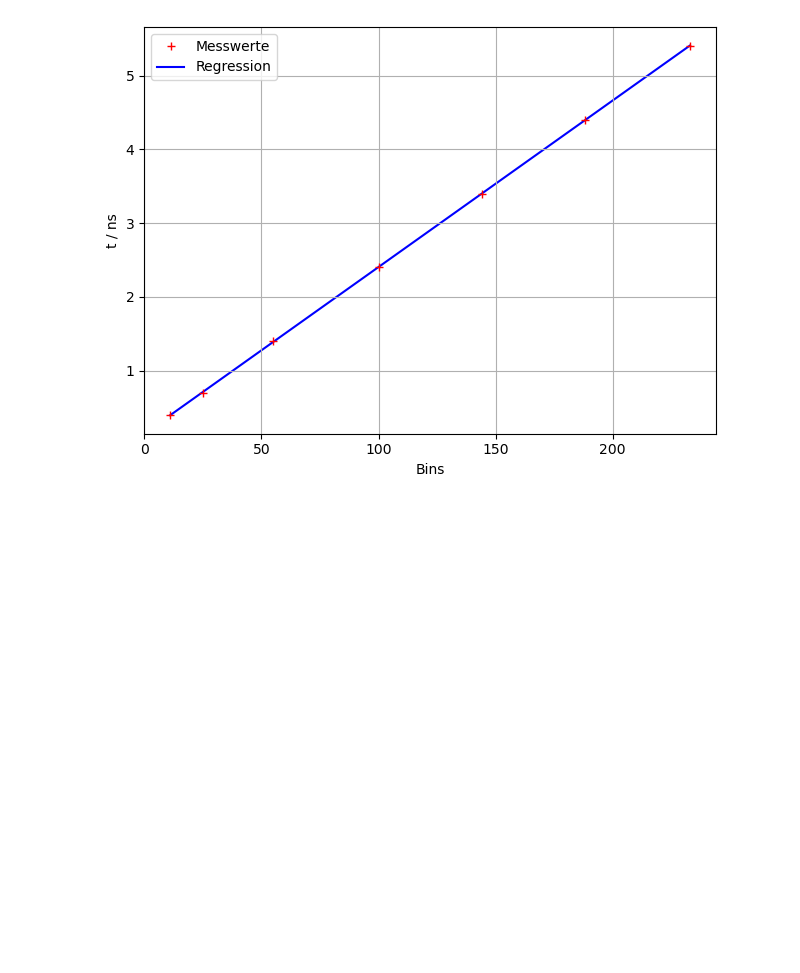
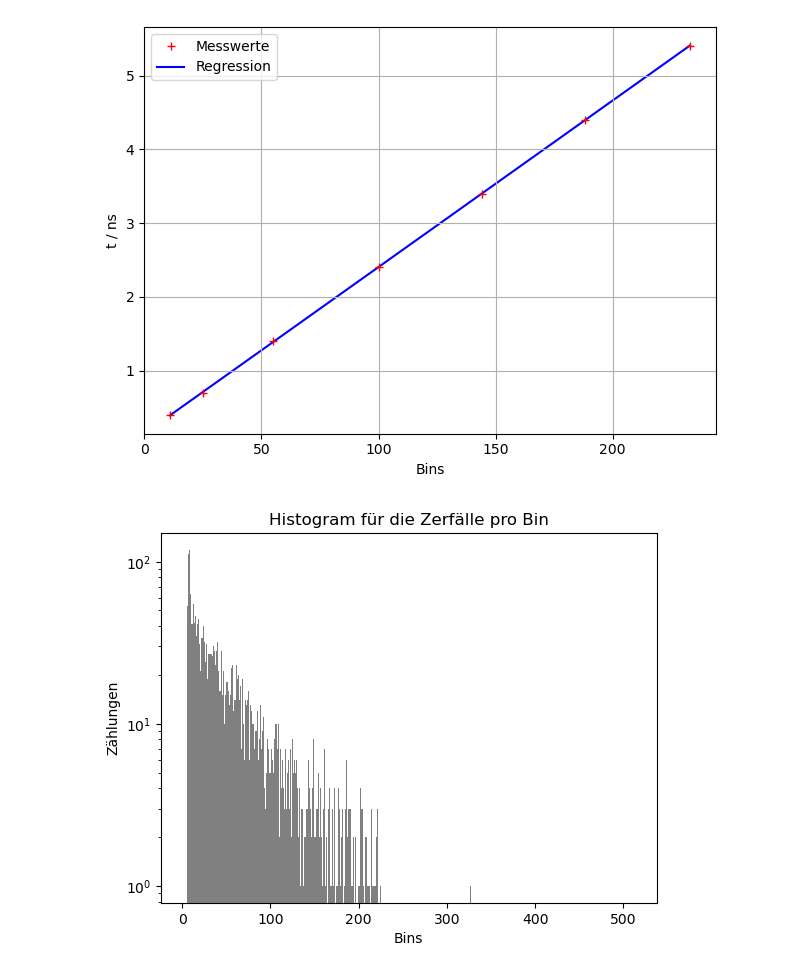
Before and after one commit to waerther/fortgeschrittenenpraktikum, a Jupyter notebook: v01/auswertung.ipynb, the cells around one changed output. Drawn from its saved outputs; the diff is of its cells as text; code cells hidden in the pictures; blank space fills up the shorter version.

```diff
--- a/v01/auswertung.ipynb
+++ b/v01/auswertung.ipynb
@@ -93,3 +93,24 @@ Fehler:  [4.50070690e-05 5.99359768e-03]
 0.02257+/-0.00005
 0.148+/-0.006
 [figure]
+# %%
+counts=np.genfromtxt('tables/myon_stefan.txt', unpack=True)
+
+# Specify the bin edges
+bins = np.linspace(1, 512, 512)
+
+# Specify the bin heights
+bin_heights = counts
+
+# Create the histogram using the specified bins and heights
+plt.hist(bins, bins=bins, weights=bin_heights, log=True, color='grey')
+
+# Set labels and title
+plt.xlabel('Bins')
+plt.ylabel('Zählungen')
+plt.title('Histogram für die Zerfälle pro Bin')
+
+# Show the plot
+plt.show()
+# %% [output]
+[figure, added]
```
Also changed, not shown: parts of 2 cells of this notebook, 5 other files.
